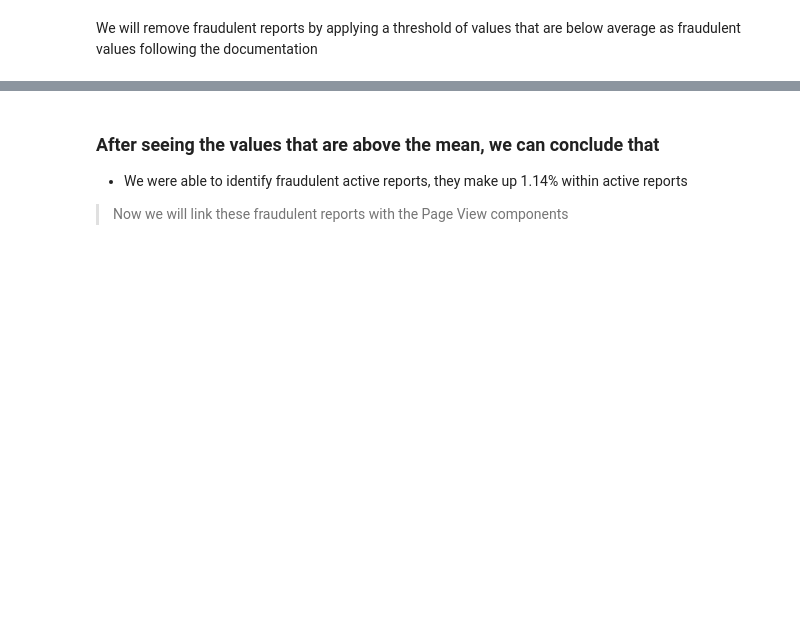
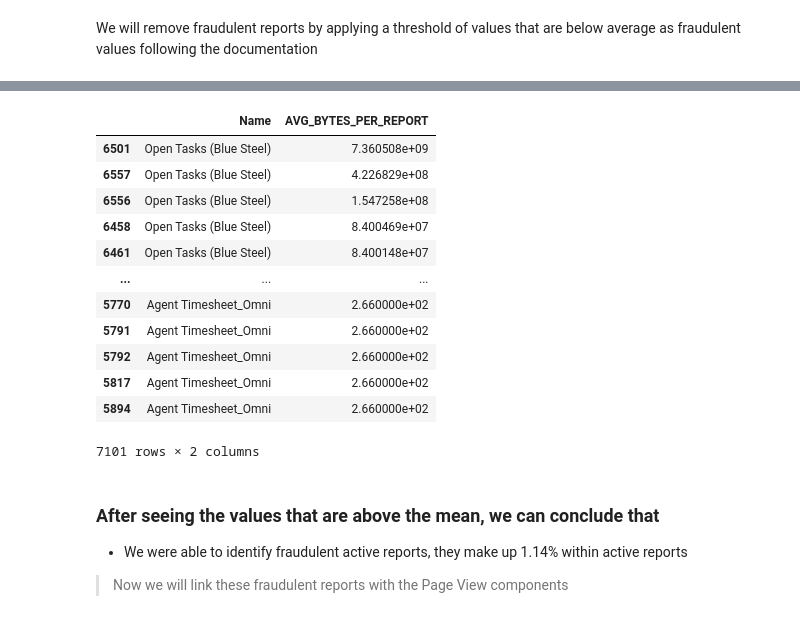
Before and after one commit to dell-splab/lightning-analysis, a Jupyter notebook: Deep analysis of AVERANGE_ROW_COUNT .ipynb, the cells around one changed output, grey strips where cells are left out. Cells and saved outputs as stored; diff of their text form; code cells hidden in the pictures; blank space fills up the shorter version.

Commit message:
add df active reports with bytes per line

```diff
--- a/Deep analysis of AVERANGE_ROW_COUNT .ipynb
+++ b/Deep analysis of AVERANGE_ROW_COUNT .ipynb
@@ -184,6 +199,24 @@ comparing_fraudulent_reports.value_counts()
 False    7020
 True       81
 Name: AVG_BYTES_PER_REPORT, dtype: int64
+# %%
+type_of_reports = sorted_by_ARS[['Name', 'AVG_BYTES_PER_REPORT']]
+type_of_reports = reports.sort_values('AVG_BYTES_PER_REPORT', ascending=False)
+type_of_reports
+# %% [output]
+|  | Name | AVG_BYTES_PER_REPORT |
+| 6501 | Open Tasks (Blue Steel) | 7.360508e+09 |
+| 6557 | Open Tasks (Blue Steel) | 4.226829e+08 |
+| 6556 | Open Tasks (Blue Steel) | 1.547258e+08 |
+| 6458 | Open Tasks (Blue Steel) | 8.400469e+07 |
+| 6461 | Open Tasks (Blue Steel) | 8.400148e+07 |
+| ... | ... | ... |
+| 5770 | Agent Timesheet_Omni | 2.660000e+02 |
+| 5791 | Agent Timesheet_Omni | 2.660000e+02 |
+| 5792 | Agent Timesheet_Omni | 2.660000e+02 |
+| 5817 | Agent Timesheet_Omni | 2.660000e+02 |
+| 5894 | Agent Timesheet_Omni | 2.660000e+02 |
+7101 rows × 2 columns
 # %% [markdown]
 ### After seeing the values that are above the mean, we can conclude that
 
```
Also changed, not shown: parts of 4 cells of this notebook.
